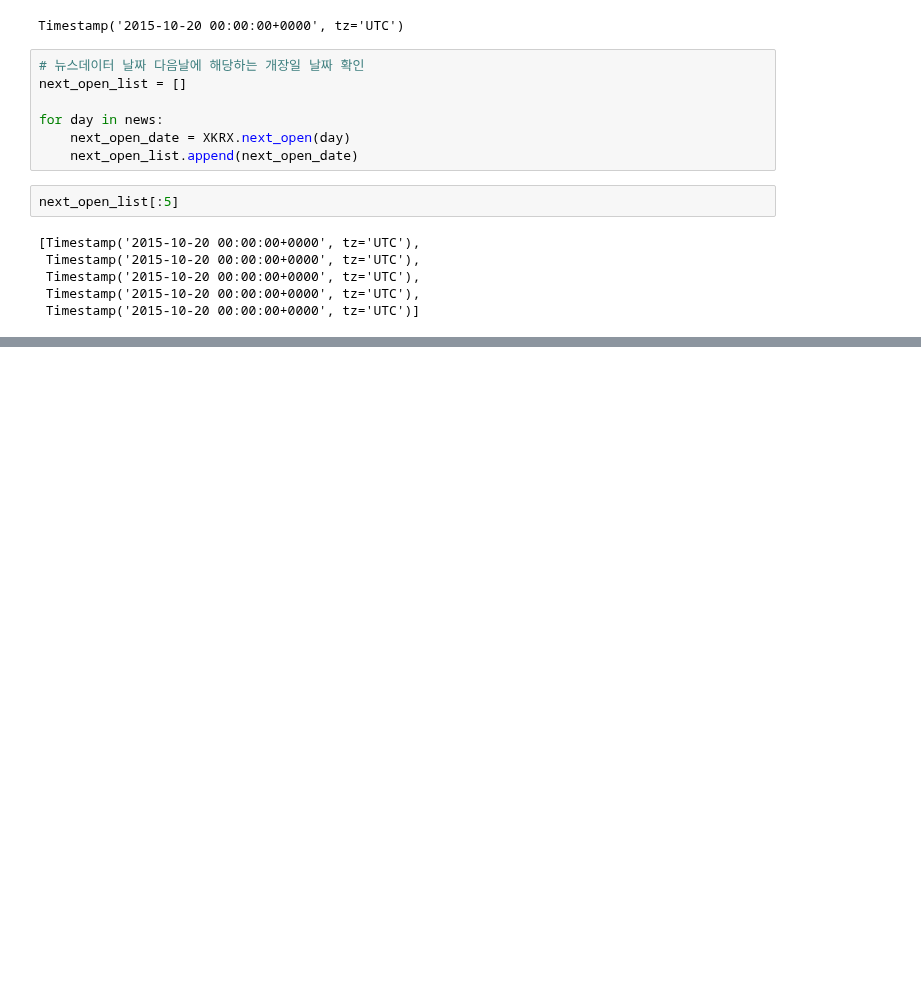
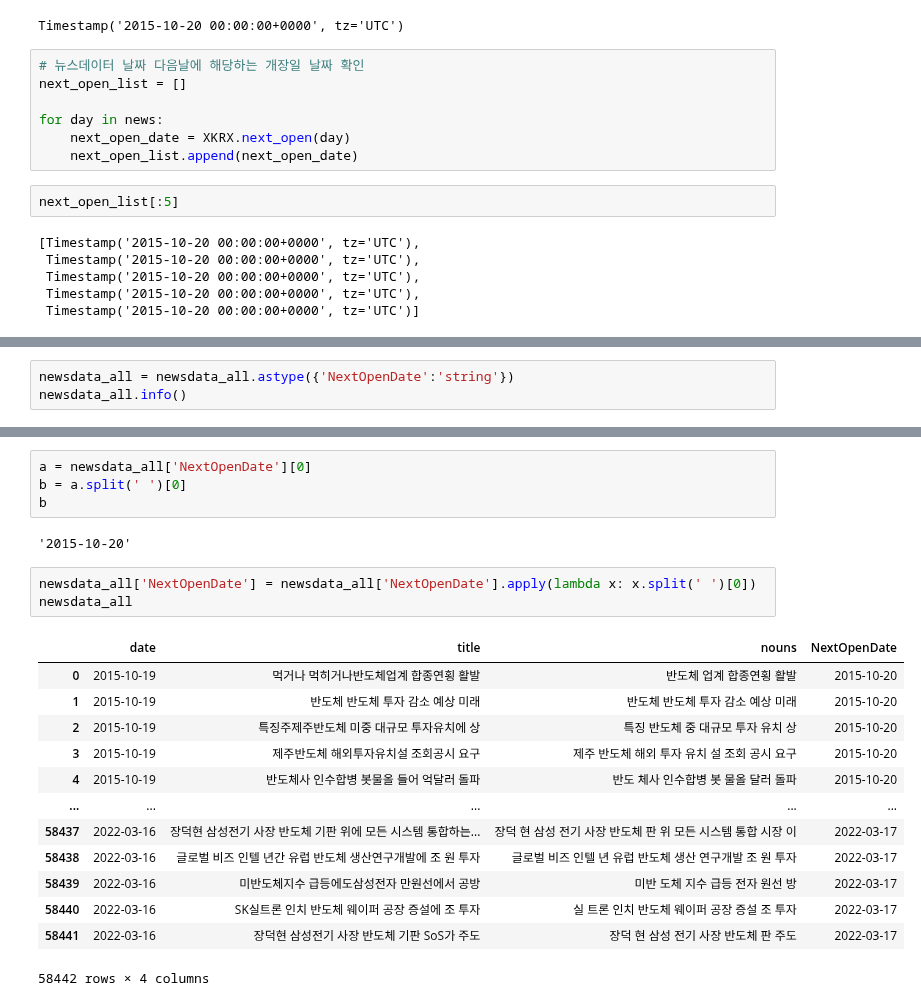
Before and after one commit to youngai1112/HK_Project, a Jupyter notebook: 7_자연어처리/11_뉴스날짜매칭.ipynb, the cells around one changed output, grey strips where cells are left out. Cells and saved outputs as stored; diff of their text form; blank space fills up the shorter version.

```diff
--- a/7_자연어처리/11_뉴스날짜매칭.ipynb
+++ b/7_자연어처리/11_뉴스날짜매칭.ipynb
@@ -147,0 +180,3 @@ next_open_list[:5]
+# %%
+newsdata_all = newsdata_all.astype({'NextOpenDate':'string'})
+newsdata_all.info()
@@ -147,0 +195,23 @@ next_open_list[:5]
+# %%
+a = newsdata_all['NextOpenDate'][0]
+b = a.split(' ')[0]
+b
+# %% [output]
+'2015-10-20'
+# %%
+newsdata_all['NextOpenDate'] = newsdata_all['NextOpenDate'].apply(lambda x: x.split(' ')[0])
+newsdata_all
+# %% [output]
+|  | date | title | nouns | NextOpenDate |
+| 0 | 2015-10-19 | 먹거나 먹히거나반도체업계 합종연횡 활발 | 반도체 업계 합종연횡 활발 | 2015-10-20 |
+| 1 | 2015-10-19 | 반도체 반도체 투자 감소 예상 미래 | 반도체 반도체 투자 감소 예상 미래 | 2015-10-20 |
+| 2 | 2015-10-19 | 특징주제주반도체 미중 대규모 투자유치에 상 | 특징 반도체 중 대규모 투자 유치 상 | 2015-10-20 |
+| 3 | 2015-10-19 | 제주반도체 해외투자유치설 조회공시 요구 | 제주 반도체 해외 투자 유치 설 조회 공시 요구 | 2015-10-20 |
+| 4 | 2015-10-19 | 반도체사 인수합병 봇물올 들어 억달러 돌파 | 반도 체사 인수합병 봇 물올 달러 돌파 | 2015-10-20 |
+| ... | ... | ... | ... | ... |
+| 58437 | 2022-03-16 | 장덕현 삼성전기 사장 반도체 기판 위에 모든 시스템 통합하는... | 장덕 현 삼성 전기 사장 반도체 판 위 모든 시스템 통합 시장 이 | 2022-03-17 |
+| 58438 | 2022-03-16 | 글로벌 비즈 인텔 년간 유럽 반도체 생산연구개발에 조 원 투자 | 글로벌 비즈 인텔 년 유럽 반도체 생산 연구개발 조 원 투자 | 2022-03-17 |
+| 58439 | 2022-03-16 | 미반도체지수 급등에도삼성전자 만원선에서 공방 | 미반 도체 지수 급등 전자 원선 방 | 2022-03-17 |
+| 58440 | 2022-03-16 | SK실트론 인치 반도체 웨이퍼 공장 증설에 조 투자 | 실 트론 인치 반도체 웨이퍼 공장 증설 조 투자 | 2022-03-17 |
+| 58441 | 2022-03-16 | 장덕현 삼성전기 사장 반도체 기판 SoS가 주도 | 장덕 현 삼성 전기 사장 반도체 판 주도 | 2022-03-17 |
+58442 rows × 4 columns
```
Also changed, not shown: parts of 8 cells of this notebook.
